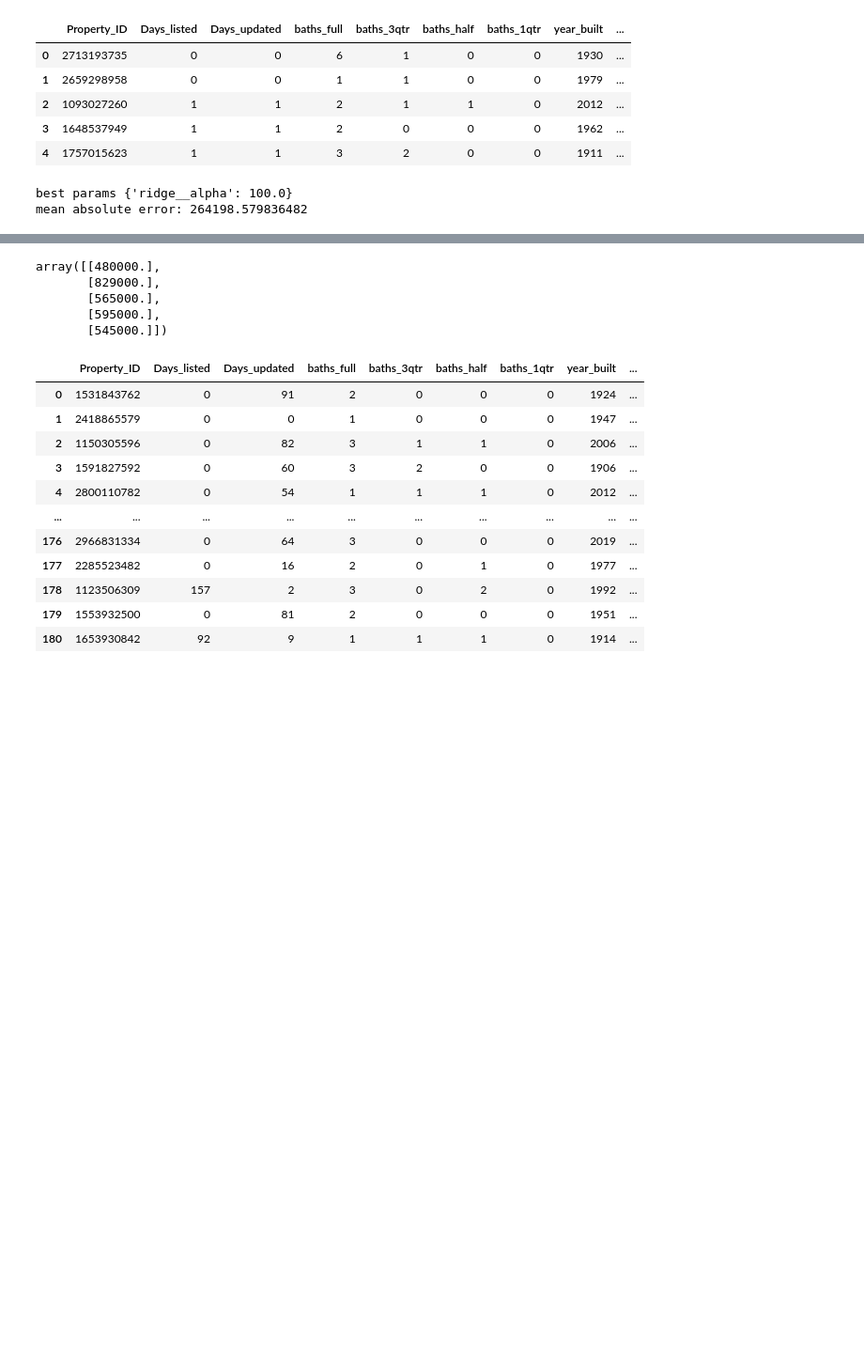
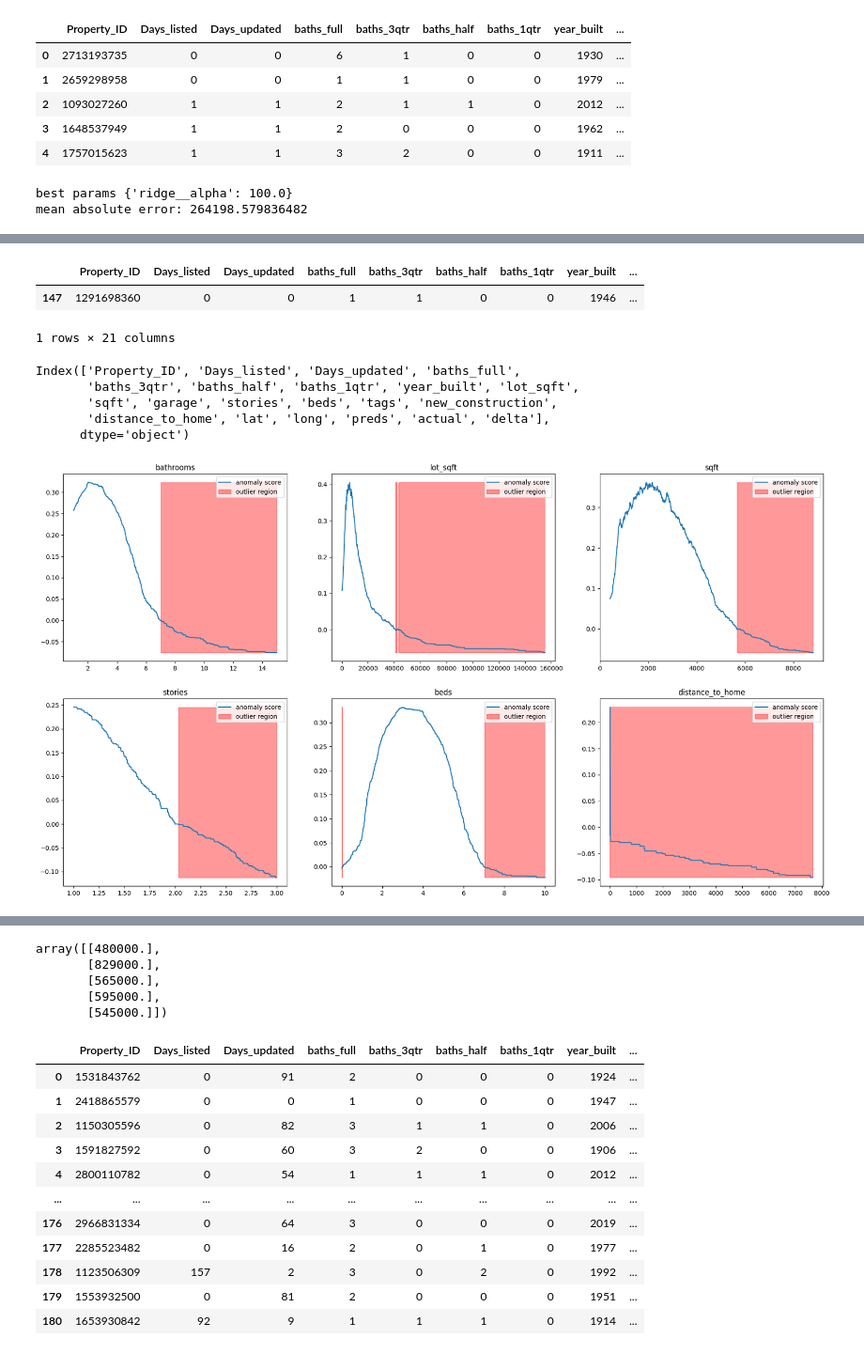
Before and after one commit to AndrewCoogan/BHU, a Jupyter notebook: Housing API Playground.ipynb, the cells around one changed output, grey strips where cells are left out. Shown at 94% size. Saved outputs shown, nothing was run; the diff lists cells and outputs as text; code cells hidden in the pictures; blank space fills up the shorter version.

Commit message:
working on anomaly detection, not working out too hot. it looks like the anomalous numbers are about the for sale listings. i need to look into that.

```diff
--- a/Housing API Playground.ipynb
+++ b/Housing API Playground.ipynb
@@ -354,0 +375,48 @@ array([[553967.75],
+# %%
+test_data[test_data['Property_ID'] == '1291698360']
+# %% [output]
+|  | Property_ID | Days_listed | Days_updated | baths_full | baths_3qtr | baths_half | baths_1qtr | year_built | ... |
+| 147 | 1291698360 | 0 | 0 | 1 | 1 | 0 | 0 | 1946 | ... |
+1 rows × 21 columns
+# %%
+test_data.columns
+# %% [output]
+Index(['Property_ID', 'Days_listed', 'Days_updated', 'baths_full',
+       'baths_3qtr', 'baths_half', 'baths_1qtr', 'year_built', 'lot_sqft',
+       'sqft', 'garage', 'stories', 'beds', 'tags', 'new_construction',
+       'distance_to_home', 'lat', 'long', 'preds', 'actual', 'delta'],
+      dtype='object')
+# %%
+from sklearn.ensemble import IsolationForest
+import matplotlib.pyplot as plt
+import seaborn as sns
+
+features_analysis = fg.features.copy()
+features_analysis = ToDataFrame().fit_transform(features_analysis)
+features_analysis['bathrooms'] = features_analysis[['baths_full', 'baths_3qtr', 'baths_half', 'baths_1qtr']].sum(axis=1)
+
+cta = ['bathrooms', 'lot_sqft', 'sqft', 'stories', 'beds', 'distance_to_home']
+
+fig, axs = plt.subplots(2, 3, figsize=(22, 12), facecolor='w', edgecolor='k')
+axs = axs.ravel()
+
+outlier_flags = {}
+
+for i, column in enumerate(cta):
+    isolation_forest = IsolationForest(contamination = 0.005)
+    isolation_forest.fit(features_analysis[column].values.reshape(-1,1))
+
+    xx = np.linspace(features_analysis[column].min(), features_analysis[column].max(), len(features_analysis)).reshape(-1,1)
+    anomaly_score = isolation_forest.decision_function(xx)
+    outlier = isolation_forest.predict(xx)
+
+    outlier_flags[column] = outlier
+
+    axs[i].plot(xx, anomaly_score, label='anomaly score')
+    axs[i].fill_between(xx.T[0], np.min(anomaly_score), np.max(anomaly_score),
+                     where=outlier==-1, color='r',
+                     alpha=.4, label='outlier region')
+    axs[i].legend()
+    axs[i].set_title(column)
+# %% [output]
+[figure, added]
```
Also changed, not shown: parts of 11 cells of this notebook, 1 other file.
